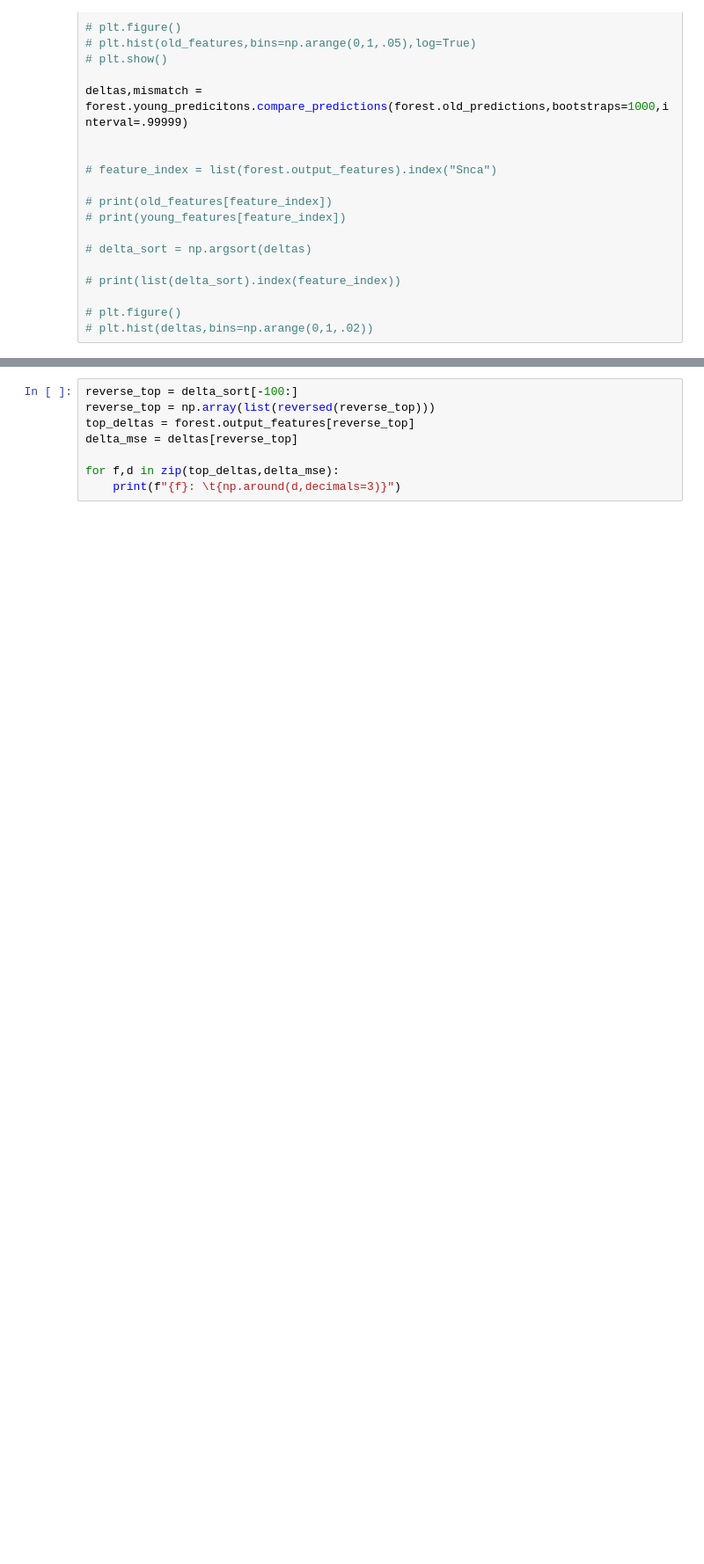
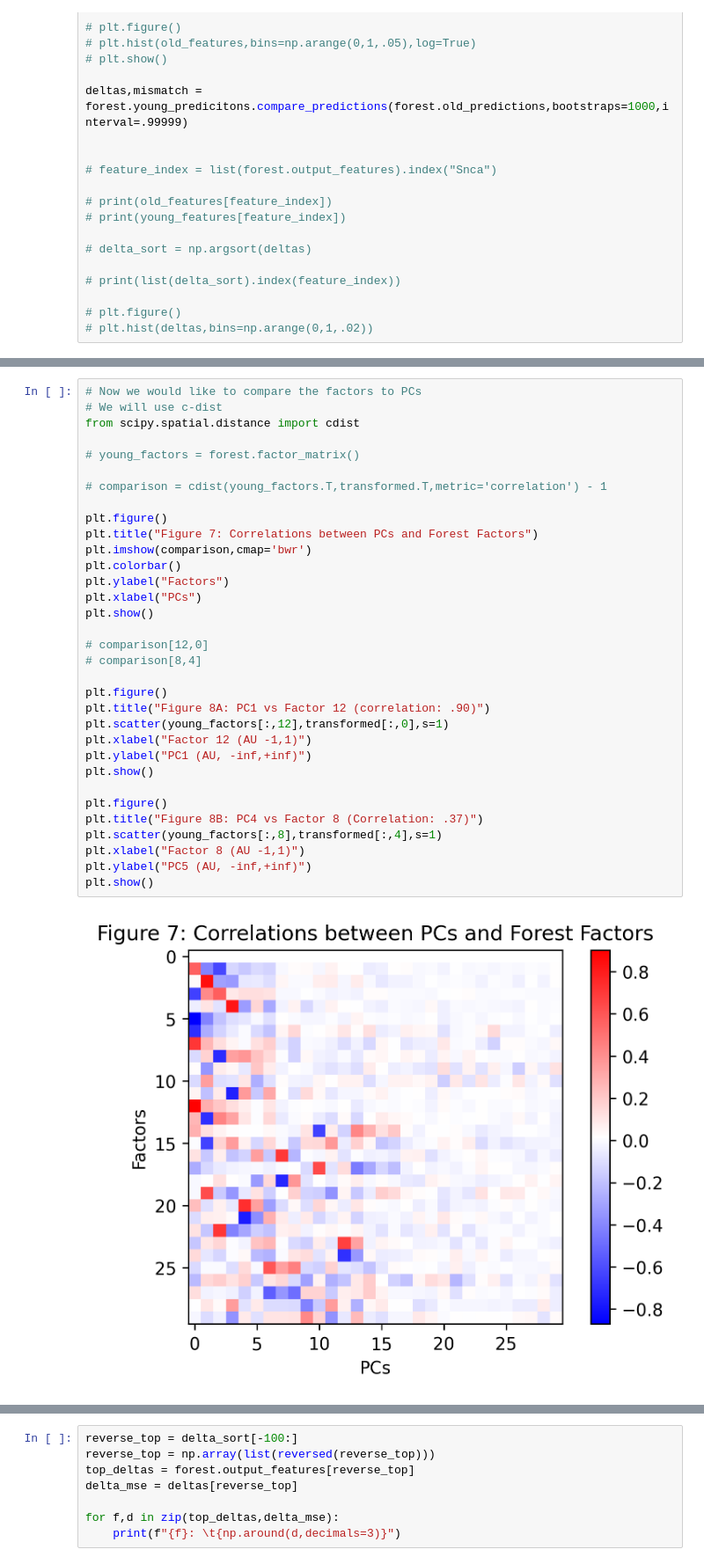
Before and after one commit to bbrener1/rusty_forest_v3, a Jupyter notebook: work/scanpy_aging_brain_2.ipynb, the cells around one changed output, grey strips where cells are left out. Shown at 88% size. Saved outputs shown, nothing was run; the diff lists cells and outputs as text; blank space fills up the shorter version.

```diff
--- a/work/scanpy_aging_brain_2.ipynb
+++ b/work/scanpy_aging_brain_2.ipynb
@@ -462,0 +539,35 @@ deltas,mismatch = forest.young_predicitons.compare_predictions(forest.old_predic
+# %%
+# Now we would like to compare the factors to PCs
+# We will use c-dist
+from scipy.spatial.distance import cdist
+
+# young_factors = forest.factor_matrix()
+
+# comparison = cdist(young_factors.T,transformed.T,metric='correlation') - 1
+
+plt.figure()
+plt.title("Figure 7: Correlations between PCs and Forest Factors")
+plt.imshow(comparison,cmap='bwr')
+plt.colorbar()
+plt.ylabel("Factors")
+plt.xlabel("PCs")
+plt.show()
+
+# comparison[12,0]
+# comparison[8,4]
+
+plt.figure()
+plt.title("Figure 8A: PC1 vs Factor 12 (correlation: .90)")
+plt.scatter(young_factors[:,12],transformed[:,0],s=1)
+plt.xlabel("Factor 12 (AU -1,1)")
+plt.ylabel("PC1 (AU, -inf,+inf)")
+plt.show()
+
+plt.figure()
+plt.title("Figure 8B: PC4 vs Factor 8 (Correlation: .37)")
+plt.scatter(young_factors[:,8],transformed[:,4],s=1)
+plt.xlabel("Factor 8 (AU -1,1)")
+plt.ylabel("PC5 (AU, -inf,+inf)")
+plt.show()
+# %% [output]
+[figure, added]
```
Also changed, not shown: parts of 25 cells of this notebook, 1 other file.
